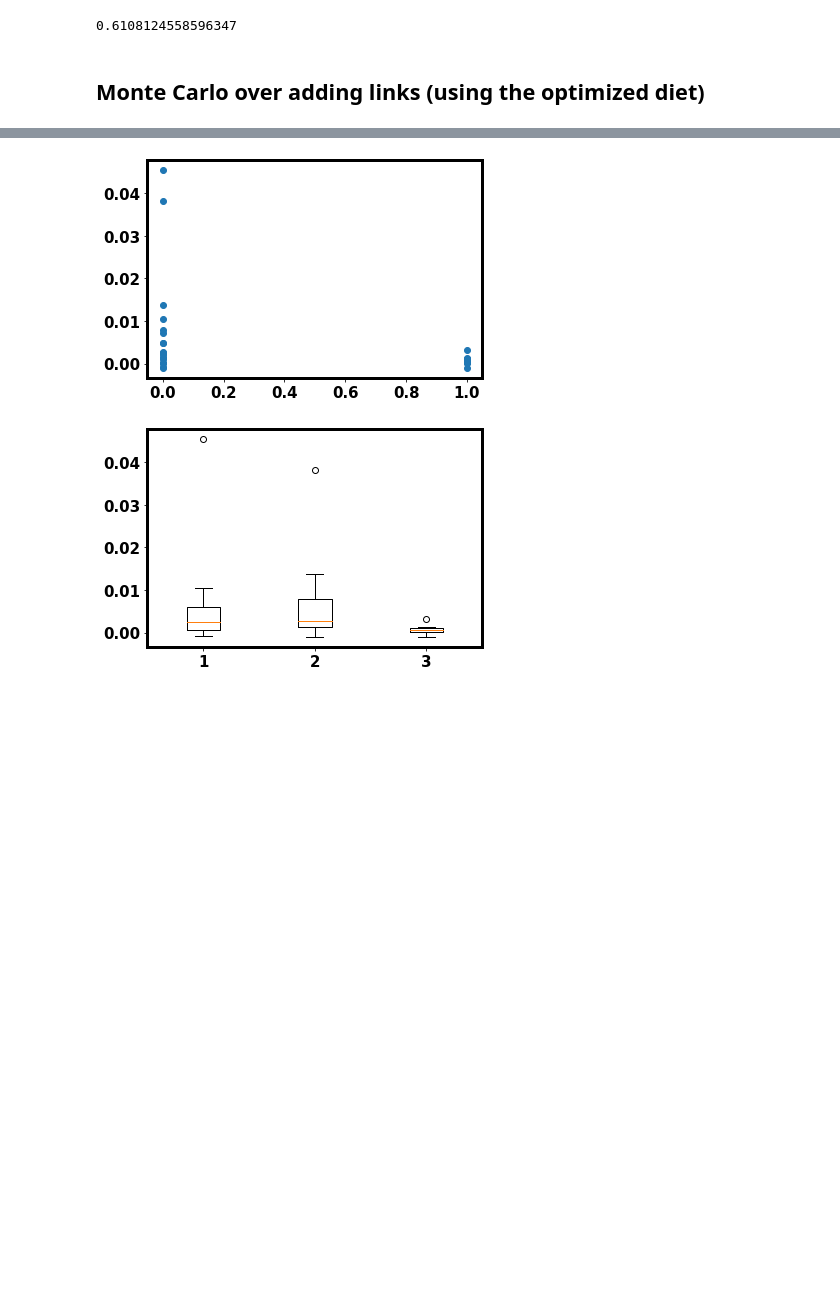
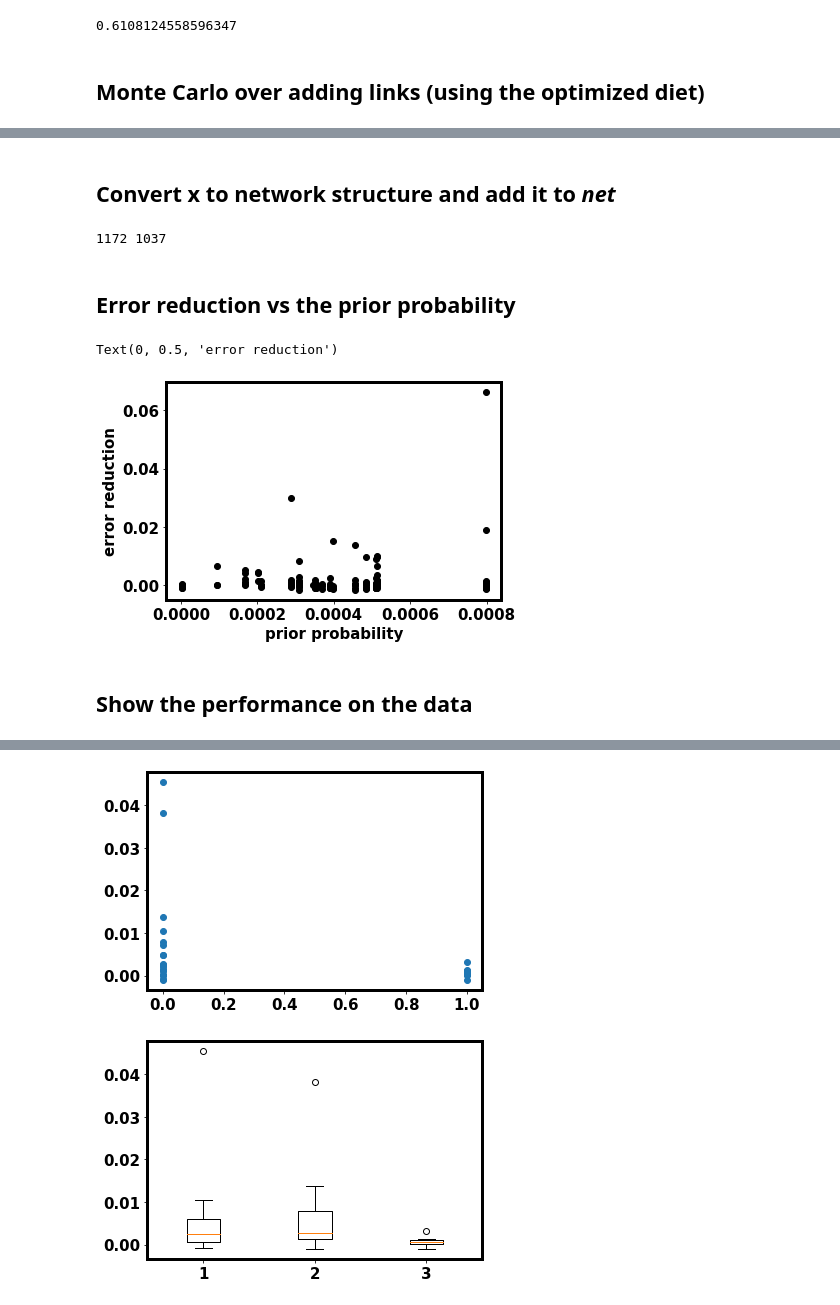
Before and after one commit to wt1005203/Trophic-model-of-human-microbiome, a Jupyter notebook: Trophic_model_for_gut_adding_links_prior_distribution.ipynb, the cells around one changed output, grey strips where cells are left out. Saved outputs shown, nothing was run; the diff lists cells and outputs as text; code cells hidden in the pictures; blank space fills up the shorter version.

```diff
--- a/Trophic_model_for_gut_adding_links_prior_distribution.ipynb
+++ b/Trophic_model_for_gut_adding_links_prior_distribution.ipynb
@@ -537,6 +535,9 @@ def pred_error_addingLinks(x, m2b_ori, b2m_ori, x_ori):
 error_list = []
 current_step_list = []
 pos_x_list = []
+metID_list = []
+microbeID_list = []
+prior_list = []
 fun = lambda x: pred_error_addingLinks(x, m2b_ori, b2m_ori, x_ori)
 max_links = m2b.shape[0]*m2b.shape[1]
 x = x_ori.copy()
@@ -550,34 +551,48 @@ prior_prob = np.concatenate([prior_prob.flatten(), prior_prob.flatten()]) + 0.1
 prior_prob = prior_prob / np.sum(prior_prob)
 print('The original error is', error_before)
 error_list.append(error_before)
-for i in range(300):
+
+inverseKT = 1000 #5000
+Twindow = 500
+numStepsNotAdded = 0
+error_window = []
+for i in range(10000):
     if i%50==0:
         print(i)
+    if i%100 == 0: # Simulated Annealing MCMC
+        inverseKT = inverseKT + 500
     #i_x = random.randint(0,max_links*2-1)
-    #p = np.ones([m2b.shape[0],  m2b.shape[1]])
-    #i_x = random.choice(np.where(x==0)[0], prior_prob[x==0])
-    i_x = np.random.choice(np.where(x==0)[0], 1, p=prior_prob[x==0]/np.sum(prior_prob[x==0]))
+    i_x = np.random.choice(np.where(x==0)[0], 1, p=prior_prob[x==0]/np.sum(prior_prob[x==0]))[0]
     x[i_x] = 1
     #x[i_x] = 1 - x[i_x]
     error_after, bias = fun(x)
-    #prior_prob = 10**(np.matlib.repmat(bias[:, np.newaxis], 1, m2b.shape[1]))
-    #prior_prob = np.concatenate([prior_prob.flatten(), prior_prob.flatten()])
     prior_prob = np.matlib.repmat(bias_ori[:, np.newaxis], 1, m2b.shape[1])
     prior_prob = np.concatenate([prior_prob.flatten(), prior_prob.flatten()]) + 0.1
     prior_prob = prior_prob / np.sum(prior_prob)
-    if np.random.uniform(0,1,1)[0] <= np.min([1, np.exp(5000*(error_before - error_after))]):
-    #if (error_before > error_after):# (np.random.uniform(0,1,1)[0] >= np.exp(1000*(error_before - error_after))):  ## not accepted
-        ## accepted
+    if np.random.uniform(0,1,1)[0] <= np.min([1, np.exp((inverseKT)*(error_before - error_after))]):
         error_before = error_after
         print('accepted, error is', error_before)
         error_list.append(error_before)
         current_step_list.append(i)
         pos_x_list.append(i_x)
-        #print('not accepted, error is', error_before)
+        prior_list.append(prior_prob[i_x])
+        if i_x < max_links:
+            row_num = i_x // m2b_ori.shape[1]
+            col_num = i_x - row_num * m2b_ori.shape[1]
+        elif i_x >= max_links:
+            i_x = i_x - m2b_ori.shape[0] * m2b_ori.shape[1]
+            row_num = i_x // b2m_ori.shape[1]
+            col_num = i_x - row_num * b2m_ori.shape[1]
+        metID_list.append(row_num)
+        microbeID_list.append(col_num)
+        numStepsNotAdded = 0
     else:  ## not accepted
         x[i_x] = 0
+        numStepsNotAdded += 1
         #x[i_x] = 1 - x[i_x]
-    #print(error_after / error_before)
+    error_window.append(error_before)
+    if (i > Twindow) and ((error_window[-1] - error_window[-Twindow]) > -(np.sqrt(Twindow) / inverseKT)):
+        break
 # %% [output]
 The original error is 0.8981883586629497
 0
@@ -657,3 +614,29 @@ print(len(net_new), len(net_ori))
+# %% [markdown]
+## Convert x to network structure and add it to *net*
+# %%
+######## Convert x to net structure:
+a = np.array(metID_list)
+b = np.array(microbeID_list)
+c = np.ones([len(metID_list)], dtype = int) * 3
+c[np.where(np.array(pos_x_list) < max_links)[0]] = 2
+net_added = pd.DataFrame({net_ori.columns[0]:list(a), net_ori.columns[1]:list(b), net_ori.columns[2]:c})
+net_new = pd.concat([net_ori, net_added])
+
+print(len(net_new), len(net_ori))
+# %% [output]
+1172 1037
+# %% [markdown]
+## Error reduction vs the prior probability
+# %%
+plt.plot(prior_list, -np.diff(error_list), 'ko')
+#plt.xscale('log')
+plt.xlabel('prior probability')
+plt.ylabel('error reduction')
+# %% [output]
+Text(0, 0.5, 'error reduction')
+[figure, added]
+# %% [markdown]
+## Show the performance on the data
 # %%
 corr_list = np.zeros((41,2))
 diet_list = np.zeros((41, 20))
```
Also changed, not shown: parts of 19 cells of this notebook, 10 other files.
